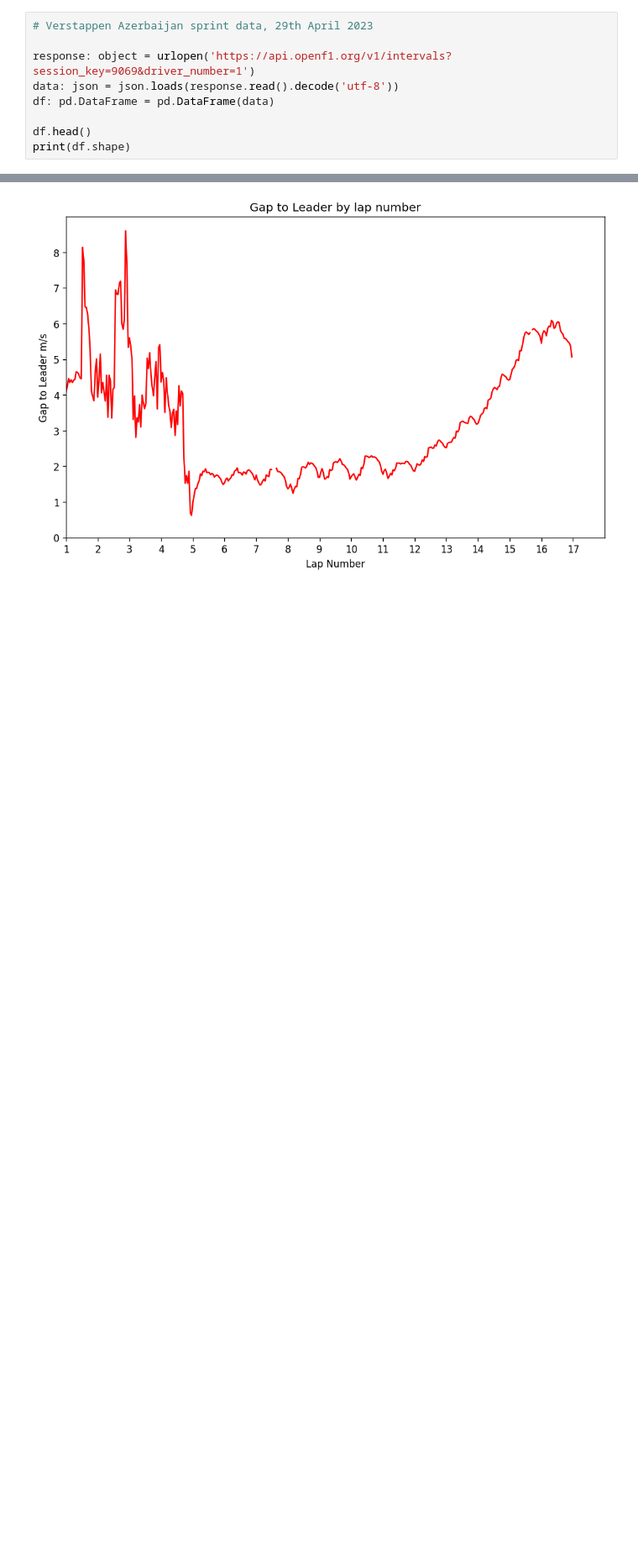
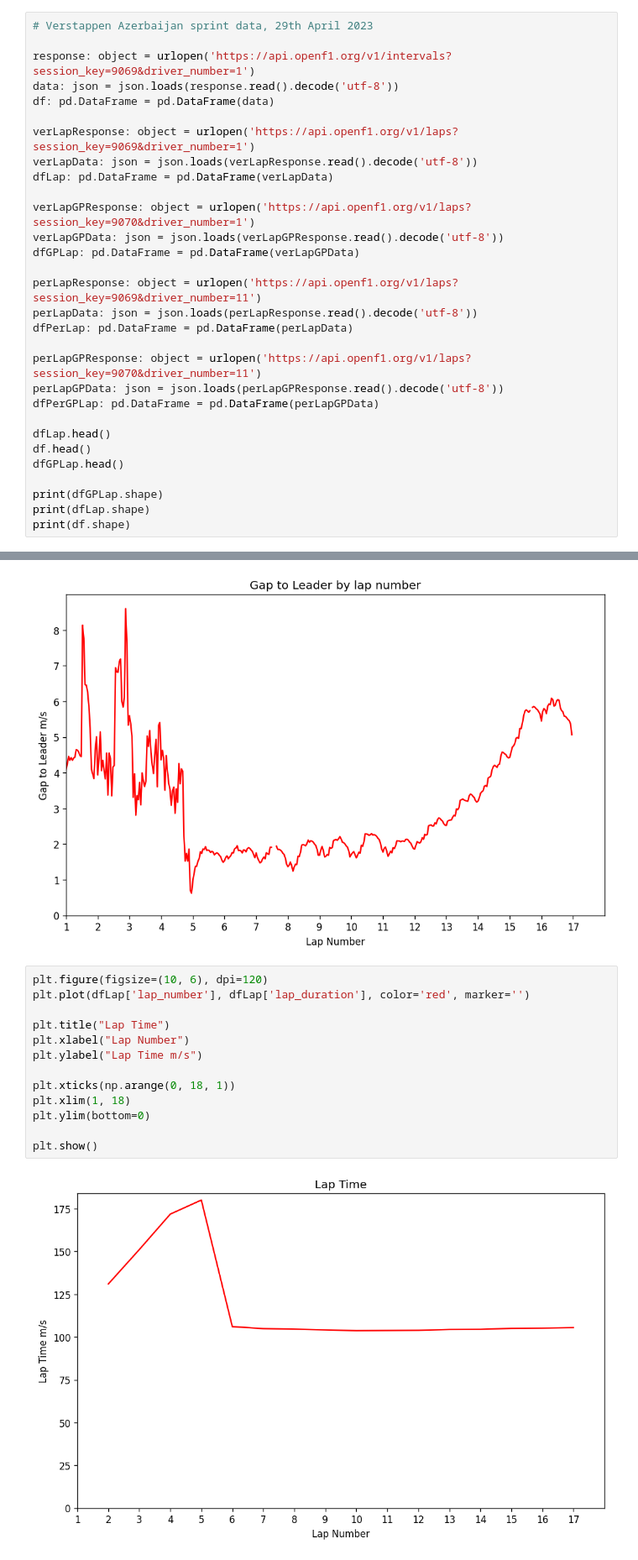
Before and after one commit to OliverKeefe/F1-Sidepod-Damage-Performance-Effect, a Jupyter notebook: analysis.ipynb, the cells around one changed output, grey strips where cells are left out. Shown: that part at 84% size. Saved outputs shown, nothing was run; the diff lists cells and outputs as text; blank space fills up the shorter version.

```diff
--- a/analysis.ipynb
+++ b/analysis.ipynb
@@ -12,6 +12,27 @@ response: object = urlopen('https://api.openf1.org/v1/intervals?session_key=9069
 data: json = json.loads(response.read().decode('utf-8'))
 df: pd.DataFrame = pd.DataFrame(data)
 
+verLapResponse: object = urlopen('https://api.openf1.org/v1/laps?session_key=9069&driver_number=1')
+verLapData: json = json.loads(verLapResponse.read().decode('utf-8'))
+dfLap: pd.DataFrame = pd.DataFrame(verLapData)
+
+verLapGPResponse: object = urlopen('https://api.openf1.org/v1/laps?session_key=9070&driver_number=1')
+verLapGPData: json = json.loads(verLapGPResponse.read().decode('utf-8'))
+dfGPLap: pd.DataFrame = pd.DataFrame(verLapGPData)
+
+perLapResponse: object = urlopen('https://api.openf1.org/v1/laps?session_key=9069&driver_number=11')
+perLapData: json = json.loads(perLapResponse.read().decode('utf-8'))
+dfPerLap: pd.DataFrame = pd.DataFrame(perLapData)
+
+perLapGPResponse: object = urlopen('https://api.openf1.org/v1/laps?session_key=9070&driver_number=11')
+perLapGPData: json = json.loads(perLapGPResponse.read().decode('utf-8'))
+dfPerGPLap: pd.DataFrame = pd.DataFrame(perLapGPData)
+
+dfLap.head()
 df.head()
+dfGPLap.head()
+
+print(dfGPLap.shape)
+print(dfLap.shape)
 print(df.shape)
 # %% [output]
@@ -46,3 +69,18 @@ plt.ylim(bottom=0)
 plt.show()
 # %% [output]
 [figure]
+# %%
+plt.figure(figsize=(10, 6), dpi=120)
+plt.plot(dfLap['lap_number'], dfLap['lap_duration'], color='red', marker='')
+
+plt.title("Lap Time")
+plt.xlabel("Lap Number")
+plt.ylabel("Lap Time m/s")
+
+plt.xticks(np.arange(0, 18, 1))
+plt.xlim(1, 18)
+plt.ylim(bottom=0)
+
+plt.show()
+# %% [output]
+[figure, added]
```
Also changed, not shown: parts of 4 cells of this notebook.
